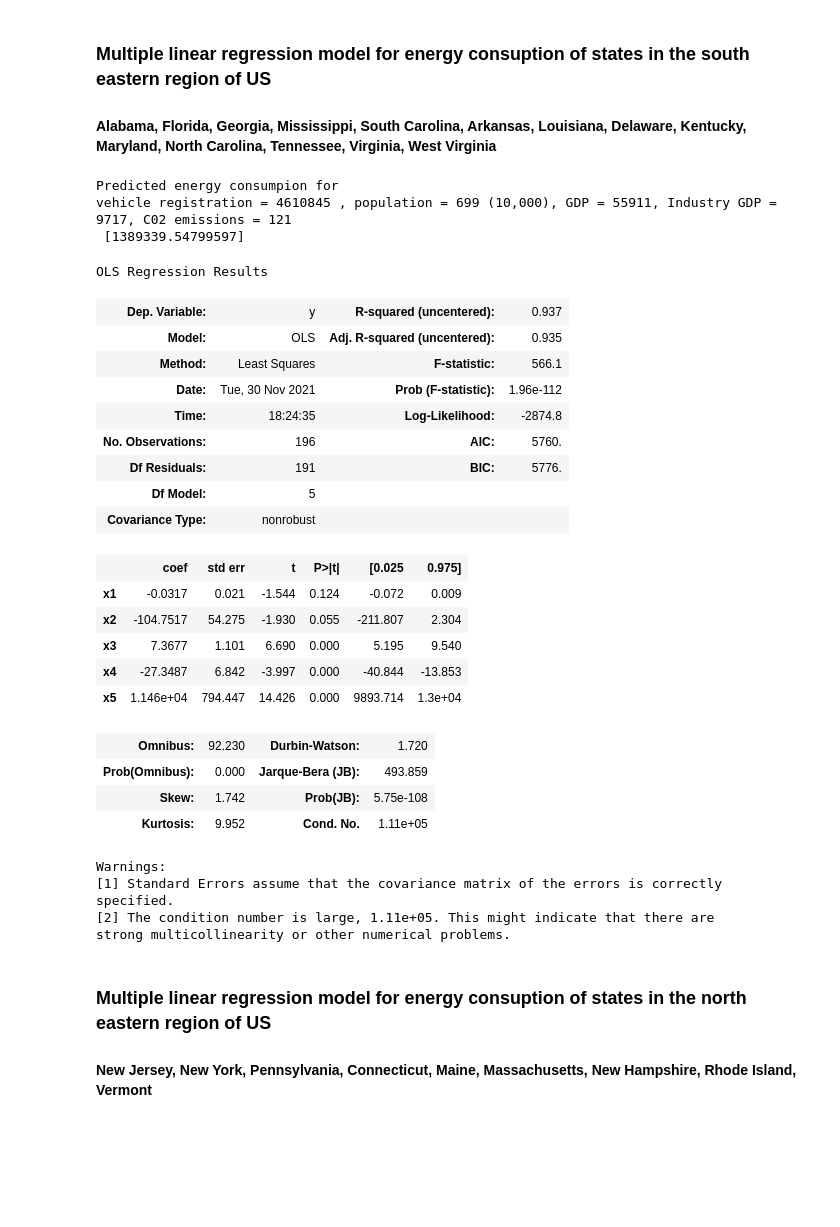
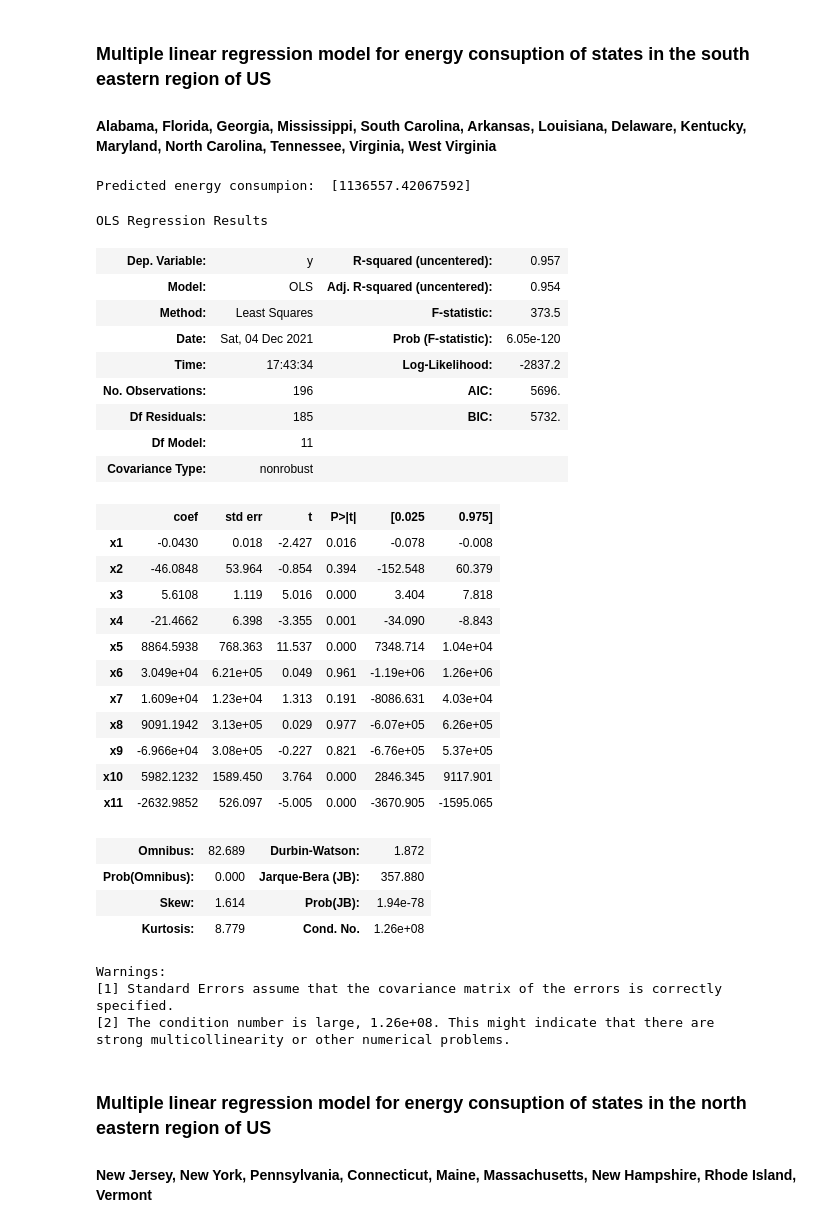
Before and after one commit to Haley-Hartin/State-Of-The-Energy, a Jupyter notebook: energy_factor_analysis_by_region.ipynb, the cells around one changed output. Drawn from its saved outputs; the diff is of its cells as text; code cells hidden in the pictures; blank space fills up the shorter version.

```diff
--- a/energy_factor_analysis_by_region.ipynb
+++ b/energy_factor_analysis_by_region.ipynb
@@ -283,42 +296,48 @@ strong multicollinearity or other numerical problems.
 # %%
 X = southeast_data_point_pairs
 y = southeast_total_consumption_vals
 lm = linear_model.LinearRegression()
 model = lm.fit(X,y)
 
-#predict energy consuption for vehicle registration = 4610845 , population =699 (10,000), GDP = 55911, Industry GDP = 9717, C02 emissions = 121
-predictions = lm.predict([[4610845, 699, 55911, 9717, 121]])
-print("Predicted energy consumpion for \nvehicle registration = 4610845 , population = 699 (10,000), GDP = 55911, Industry GDP = 9717, C02 emissions = 121 \n", predictions )
+# predict energy consuption for vehicle registration = 4610845 , population =699 (10,000), GDP = 55911,
+# Industry GDP = 9717, C02 emissions = 121, Average tempature = 6.7, Average Wind Speed = 2.5
+# Maximim tempature = 14.07, Mimimum tempature = -0.44, Total Precipitation = 47, Total snowfall: 190
+predictions = lm.predict([[4610845, 699, 55911, 9717, 121,  6.7, 2.5, 14.07, -0.44, 47, 190]])
+print("Predicted energy consumpion: ", predictions )
 
 model = sm.OLS(y, X).fit()
 model.summary()
 # %% [output]
-Predicted energy consumpion for
-vehicle registration = 4610845 , population = 699 (10,000), GDP = 55911, Industry GDP = 9717, C02 emissions = 121
- [1389339.54799597]
+Predicted energy consumpion:  [1136557.42067592]
 OLS Regression Results
-| Dep. Variable: | y | R-squared (uncentered): | 0.937 |
-| Model: | OLS | Adj. R-squared (uncentered): | 0.935 |
-| Method: | Least Squares | F-statistic: | 566.1 |
-| Date: | Tue, 30 Nov 2021 | Prob (F-statistic): | 1.96e-112 |
-| Time: | 18:24:35 | Log-Likelihood: | -2874.8 |
-| No. Observations: | 196 | AIC: | 5760. |
-| Df Residuals: | 191 | BIC: | 5776. |
-| Df Model: | 5 |  |  |
+| Dep. Variable: | y | R-squared (uncentered): | 0.957 |
+| Model: | OLS | Adj. R-squared (uncentered): | 0.954 |
+| Method: | Least Squares | F-statistic: | 373.5 |
+| Date: | Sat, 04 Dec 2021 | Prob (F-statistic): | 6.05e-120 |
+| Time: | 17:43:34 | Log-Likelihood: | -2837.2 |
+| No. Observations: | 196 | AIC: | 5696. |
+| Df Residuals: | 185 | BIC: | 5732. |
+| Df Model: | 11 |  |  |
 | Covariance Type: | nonrobust |  |  |
 |  | coef | std err | t | P>|t| | [0.025 | 0.975] |
-| x1 | -0.0317 | 0.021 | -1.544 | 0.124 | -0.072 | 0.009 |
-| x2 | -104.7517 | 54.275 | -1.930 | 0.055 | -211.807 | 2.304 |
-| x3 | 7.3677 | 1.101 | 6.690 | 0.000 | 5.195 | 9.540 |
-| x4 | -27.3487 | 6.842 | -3.997 | 0.000 | -40.844 | -13.853 |
-| x5 | 1.146e+04 | 794.447 | 14.426 | 0.000 | 9893.714 | 1.3e+04 |
+| x1 | -0.0430 | 0.018 | -2.427 | 0.016 | -0.078 | -0.008 |
+| x2 | -46.0848 | 53.964 | -0.854 | 0.394 | -152.548 | 60.379 |
+| x3 | 5.6108 | 1.119 | 5.016 | 0.000 | 3.404 | 7.818 |
+| x4 | -21.4662 | 6.398 | -3.355 | 0.001 | -34.090 | -8.843 |
+| x5 | 8864.5938 | 768.363 | 11.537 | 0.000 | 7348.714 | 1.04e+04 |
+| x6 | 3.049e+04 | 6.21e+05 | 0.049 | 0.961 | -1.19e+06 | 1.26e+06 |
+| x7 | 1.609e+04 | 1.23e+04 | 1.313 | 0.191 | -8086.631 | 4.03e+04 |
+| x8 | 9091.1942 | 3.13e+05 | 0.029 | 0.977 | -6.07e+05 | 6.26e+05 |
+| x9 | -6.966e+04 | 3.08e+05 | -0.227 | 0.821 | -6.76e+05 | 5.37e+05 |
+| x10 | 5982.1232 | 1589.450 | 3.764 | 0.000 | 2846.345 | 9117.901 |
+| x11 | -2632.9852 | 526.097 | -5.005 | 0.000 | -3670.905 | -1595.065 |
-| Omnibus: | 92.230 | Durbin-Watson: | 1.720 |
-| Prob(Omnibus): | 0.000 | Jarque-Bera (JB): | 493.859 |
-| Skew: | 1.742 | Prob(JB): | 5.75e-108 |
-| Kurtosis: | 9.952 | Cond. No. | 1.11e+05 |
+| Omnibus: | 82.689 | Durbin-Watson: | 1.872 |
+| Prob(Omnibus): | 0.000 | Jarque-Bera (JB): | 357.880 |
+| Skew: | 1.614 | Prob(JB): | 1.94e-78 |
+| Kurtosis: | 8.779 | Cond. No. | 1.26e+08 |
 Warnings:
 [1] Standard Errors assume that the covariance matrix of the errors is correctly specified.
-[2] The condition number is large, 1.11e+05. This might indicate that there are
+[2] The condition number is large, 1.26e+08. This might indicate that there are
 strong multicollinearity or other numerical problems.
 # %% [markdown]
 ### Multiple linear regression model for energy consuption of states in the north eastern region of US
```
Also changed, not shown: parts of 5 cells of this notebook, 1 other file.
